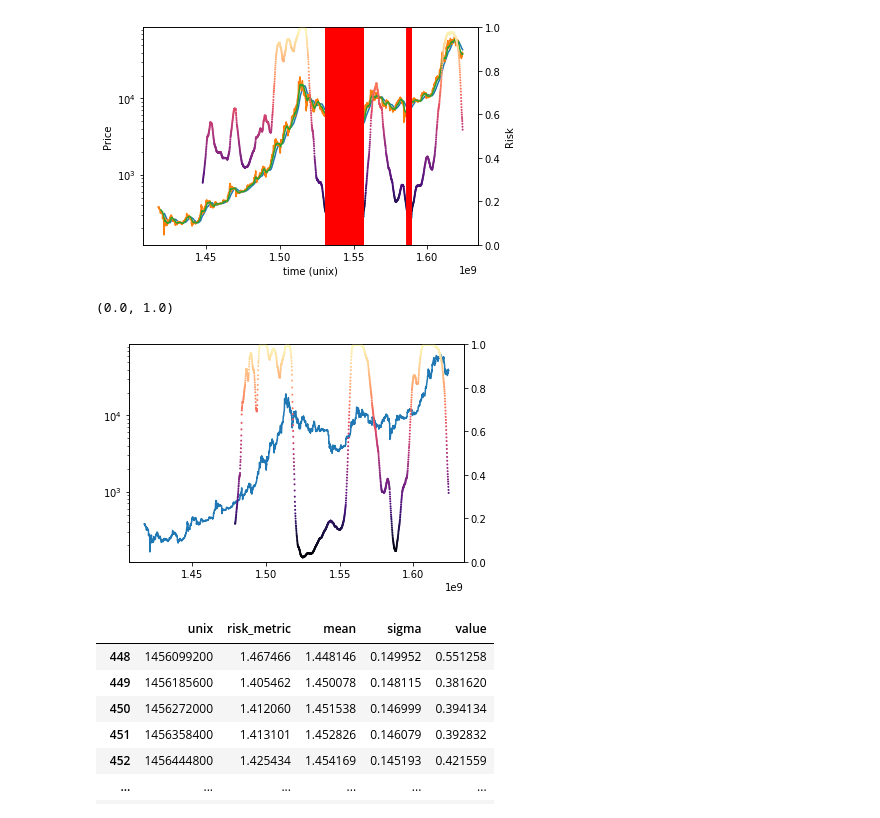
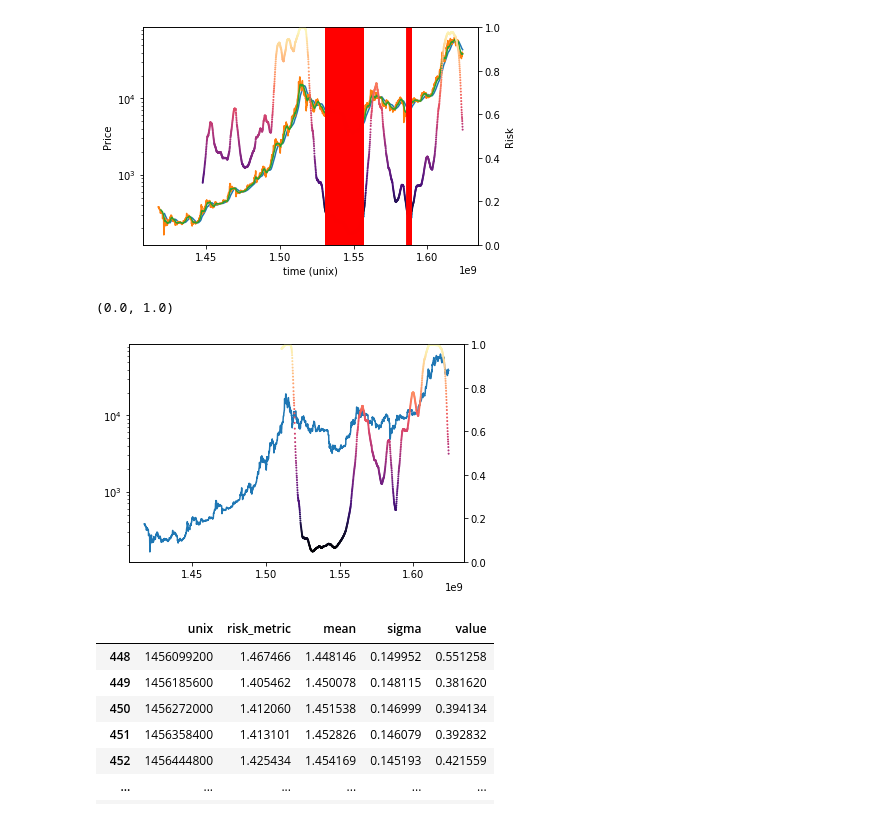
Before and after one commit to RDEvans31/saturn, a Jupyter notebook: Data analysis.ipynb, the cells around one changed output. Saved outputs shown, nothing was run; the diff lists cells and outputs as text; code cells hidden in the pictures.

```diff
--- a/Data analysis.ipynb
+++ b/Data analysis.ipynb
@@ -100,18 +101,18 @@ ax2.scatter(risk['unix'],risk['value'], s=1, c=risk['value'], cmap='magma')
 # %%
 
 
 fig2, ax3 = plt.subplots()
 ax3.plot(btc_price_data['unix'],btc_price_data['close'])
-risk2= rolling_risk(fast,slow,365)
+risk2= rolling_risk(fast,slow,730)
 filtered_risk=risk2.loc[risk2['value']>0.9]
 ax3.set_yscale('log')
 ax4 = ax3.twinx()
 ax4.scatter(risk2['unix'],risk2['value'], s=1, c=risk2['value'], cmap='magma')
 ax4.set_ylim(0,1)
 #ax4.vlines(filtered_risk['unix'],0,btc_price_data['close'].max(), colors='r')
 # %% [output]
 (0.0, 1.0)
-[figure, old version]
+[figure, new version]
 # %%
 def rolling_risk(fast,slow,window):#probably better to use long windows
     start_date=slow['unix'].min()
```
Also changed, not shown: parts of 2 cells of this notebook.
